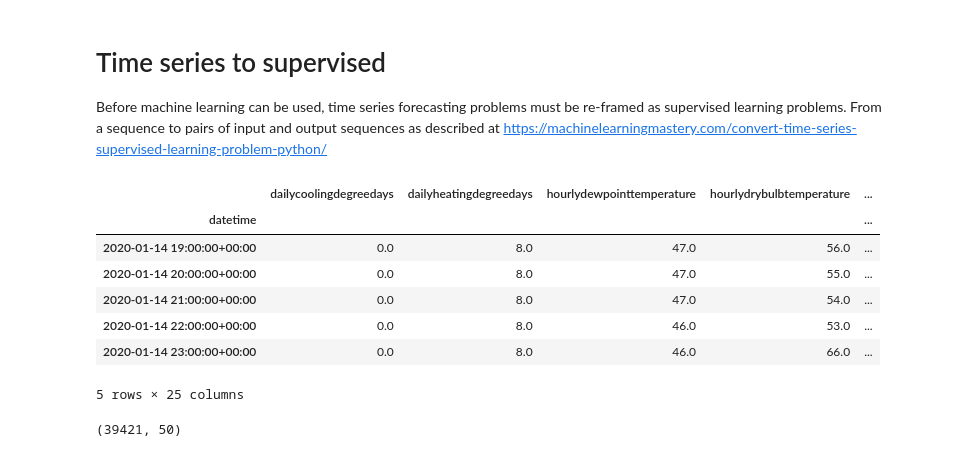
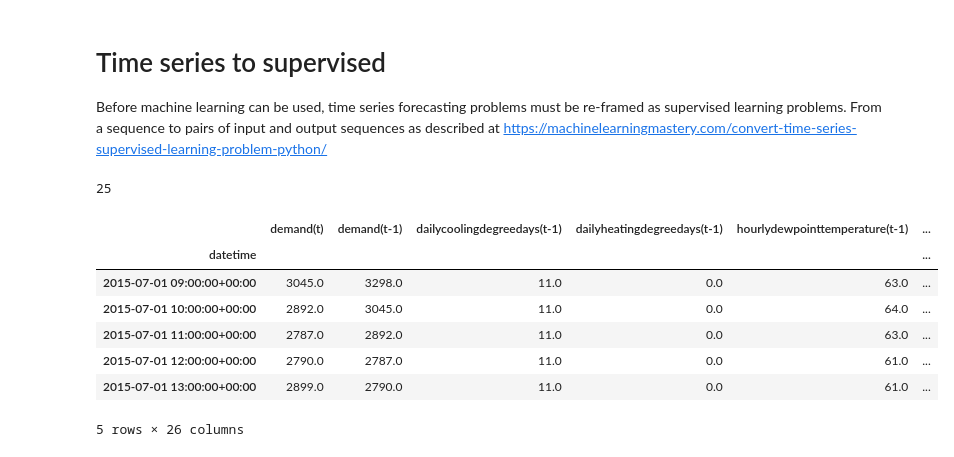
Before and after one commit to olavocarvalho/sagemaker-energy-demand, a Jupyter notebook: 3_TS2SUPERVISED.ipynb, the cells around one changed output. Cells and saved outputs as stored; diff of their text form; code cells hidden in the pictures.

```diff
--- a/3_TS2SUPERVISED.ipynb
+++ b/3_TS2SUPERVISED.ipynb
@@ -54,32 +54,35 @@ df_file = 'dataframes/%s_selectedfeatures.csv' % CITY
 
 df_location = 's3://{}/{}'.format(bucket, df_file)
 df = pd.read_csv(df_location, index_col ='datetime')
-df.tail()
+len(list(df.columns))
 # %% [output]
-|  | dailycoolingdegreedays | dailyheatingdegreedays | hourlydewpointtemperature | hourlydrybulbtemperature | ... |
-| datetime |  |  |  |  | ... |
-| 2020-01-14 19:00:00+00:00 | 0.0 | 8.0 | 47.0 | 56.0 | ... |
-| 2020-01-14 20:00:00+00:00 | 0.0 | 8.0 | 47.0 | 55.0 | ... |
-| 2020-01-14 21:00:00+00:00 | 0.0 | 8.0 | 47.0 | 54.0 | ... |
-| 2020-01-14 22:00:00+00:00 | 0.0 | 8.0 | 46.0 | 53.0 | ... |
-| 2020-01-14 23:00:00+00:00 | 0.0 | 8.0 | 46.0 | 66.0 | ... |
-5 rows × 25 columns
+25
 # %%
-#set the column we want to predict (demand) to the first columns for consistency
+cols = list(df.columns)
+cols.remove('demand')
+cols.insert(0,'demand')
+df = df[cols]
+
 values = df.values
 # ensure all data is float
 values = values.astype('float32')
 # frame as supervised learning
-reframed = series_to_supervised(values, list(df.columns), 1, 1)
-# drop columns we don't want to predict
-#reframed.drop(reframed.columns[[15,16,17,18,19,20,21,22,23,24,25,26,27]], axis=1, inplace=True)
-
-cols = list(reframed.columns)
-cols.remove('demand(t)')
-cols.insert(0,'demand(t)')
-reframed = reframed[cols]
-reframed.index = df.index[:-1]
+reframed = series_to_supervised(values, df.columns, 1, 1)
+reframed.drop(reframed.columns[[14,15,16,17,18,19,20,21,22,23,24,26,27,28,29,30,31,32,33,34,35,36,37,38]], axis=1, inplace=True)
+# %%
+cols = list(reframed.columns)
+cols.remove('demand(t)')
+cols.insert(0,'demand(t)')
+reframed = reframed[cols]
+reframed.index = df.index[1:]
 # %%
-reframed.shape
+reframed.head()
 # %% [output]
+|  | demand(t) | demand(t-1) | dailycoolingdegreedays(t-1) | dailyheatingdegreedays(t-1) | hourlydewpointtemperature(t-1) | ... |
+| datetime |  |  |  |  |  | ... |
+| 2015-07-01 09:00:00+00:00 | 3045.0 | 3298.0 | 11.0 | 0.0 | 63.0 | ... |
+| 2015-07-01 10:00:00+00:00 | 2892.0 | 3045.0 | 11.0 | 0.0 | 64.0 | ... |
+| 2015-07-01 11:00:00+00:00 | 2787.0 | 2892.0 | 11.0 | 0.0 | 63.0 | ... |
+| 2015-07-01 12:00:00+00:00 | 2790.0 | 2787.0 | 11.0 | 0.0 | 61.0 | ... |
+| 2015-07-01 13:00:00+00:00 | 2899.0 | 2790.0 | 11.0 | 0.0 | 61.0 | ... |
-(39421, 50)
+5 rows × 26 columns
```
Also changed, not shown: parts of 2 cells of this notebook, 7 other files.
